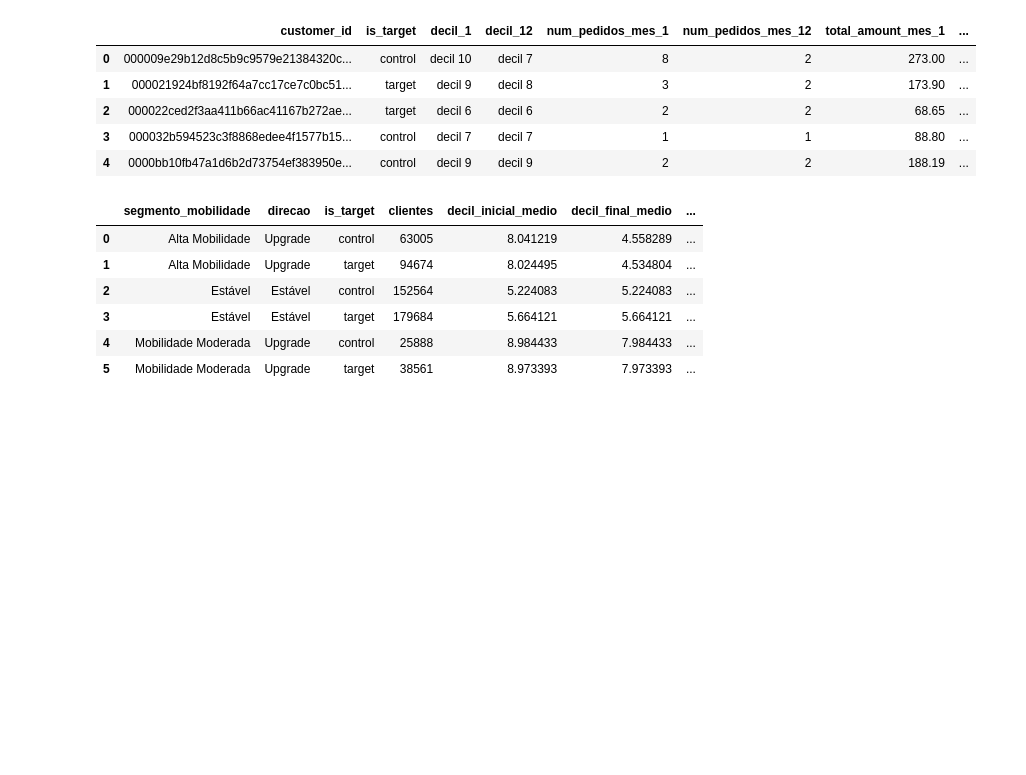
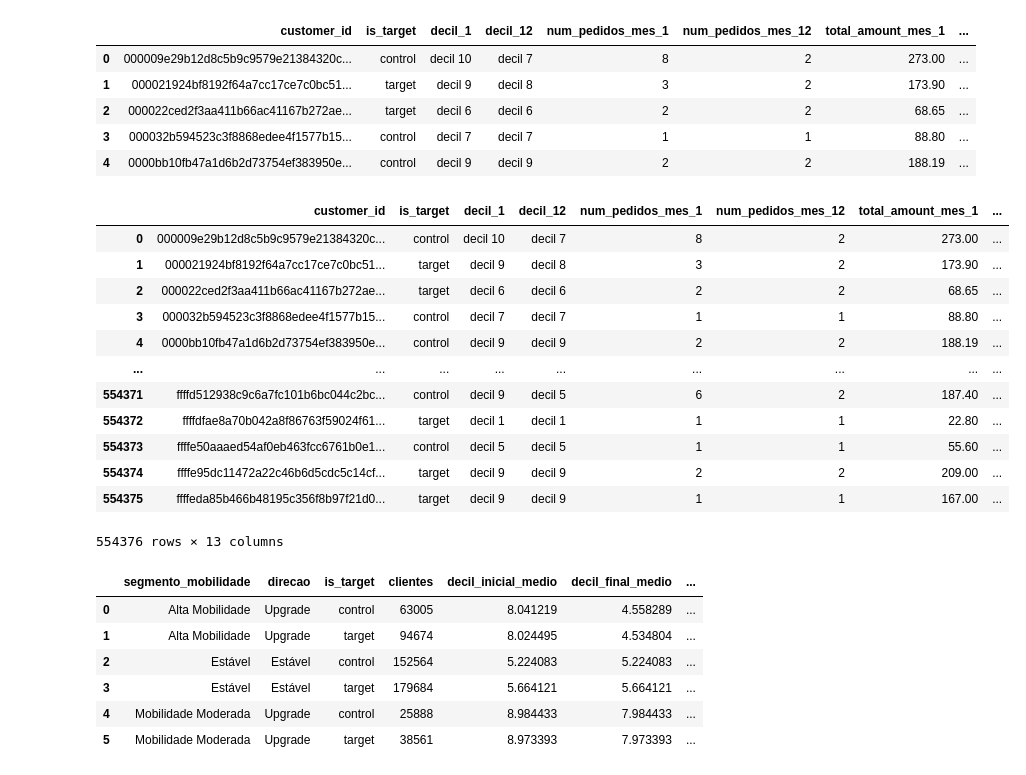
Before and after one commit to elianezanlorense/ifood_case, a Jupyter notebook: code/0.4 - item2.ipynb, the cells around one changed output. Drawn from its saved outputs; the diff is of its cells as text; code cells hidden in the pictures; blank space fills up the shorter version.

Commit message:
Viabilidade segmento

```diff
--- a/code/0.4 - item2.ipynb
+++ b/code/0.4 - item2.ipynb
@@ -31,26 +31,22 @@ df.head()
 df['decil_1_num'] = df['decil_1'].str.extract('(\d+)').astype(int)
 df['decil_12_num'] = df['decil_12'].str.extract('(\d+)').astype(int)
 df['delta_decil'] = df['decil_12_num'] - df['decil_1_num']
-# %%
-def classifica_mobilidade(delta):
-    if delta == 0:
-        return "Estável"
-    elif abs(delta) == 1:
-        return "Mobilidade Moderada"
-    else:
-        return "Alta Mobilidade"
-
-df['segmento_mobilidade'] = df['delta_decil'].apply(classifica_mobilidade)
-# %%
-def classifica_direcao(delta):
-    if delta < 0:
-        return "Upgrade"
-    elif delta > 0:
-        return "Downgrade"
-    else:
-        return "Estável"
-
-df['direcao'] = df['delta_decil'].apply(classifica_direcao)
+# %%
+df[['segmento_mobilidade', 'direcao']] = (df['delta_decil'].apply(lambda x: pd.Series(functions.classifica(x))))
+# %% [output]
+|  | customer_id | is_target | decil_1 | decil_12 | num_pedidos_mes_1 | num_pedidos_mes_12 | total_amount_mes_1 | ... |
+| 0 | 000009e29b12d8c5b9c9579e21384320c... | control | decil 10 | decil 7 | 8 | 2 | 273.00 | ... |
+| 1 | 000021924bf8192f64a7cc17ce7c0bc51... | target | decil 9 | decil 8 | 3 | 2 | 173.90 | ... |
+| 2 | 000022ced2f3aa411b66ac41167b272ae... | target | decil 6 | decil 6 | 2 | 2 | 68.65 | ... |
+| 3 | 000032b594523c3f8868edee4f1577b15... | control | decil 7 | decil 7 | 1 | 1 | 88.80 | ... |
+| 4 | 0000bb10fb47a1d6b2d73754ef383950e... | control | decil 9 | decil 9 | 2 | 2 | 188.19 | ... |
+| ... | ... | ... | ... | ... | ... | ... | ... | ... |
+| 554371 | ffffd512938c9c6a7fc101b6bc044c2bc... | control | decil 9 | decil 5 | 6 | 2 | 187.40 | ... |
+| 554372 | ffffdfae8a70b042a8f86763f59024f61... | target | decil 1 | decil 1 | 1 | 1 | 22.80 | ... |
+| 554373 | ffffe50aaaed54af0eb463fcc6761b0e1... | control | decil 5 | decil 5 | 1 | 1 | 55.60 | ... |
+| 554374 | ffffe95dc11472a22c46b6d5cdc5c14cf... | target | decil 9 | decil 9 | 2 | 2 | 209.00 | ... |
+| 554375 | ffffeda85b466b48195c356f8b97f21d0... | target | decil 9 | decil 9 | 1 | 1 | 167.00 | ... |
+554376 rows × 13 columns
 # %%
 tabela_segmento = (
     df
```
Also changed, not shown: parts of 12 cells of this notebook, 10 other files.
